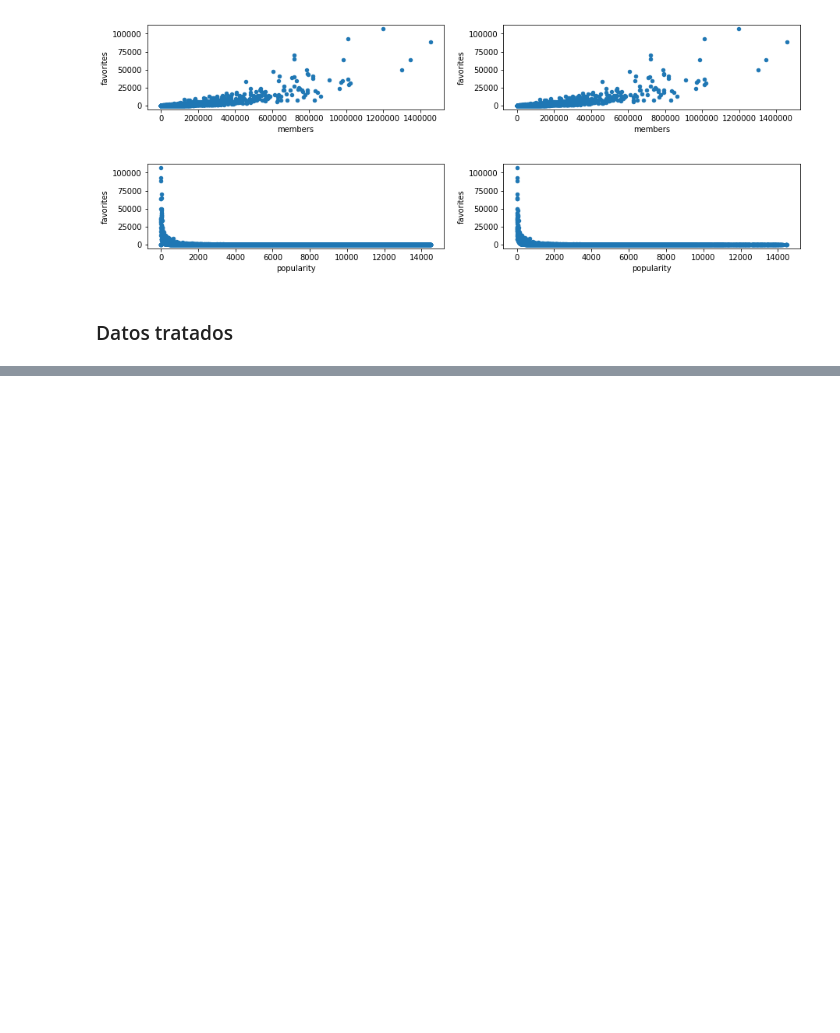
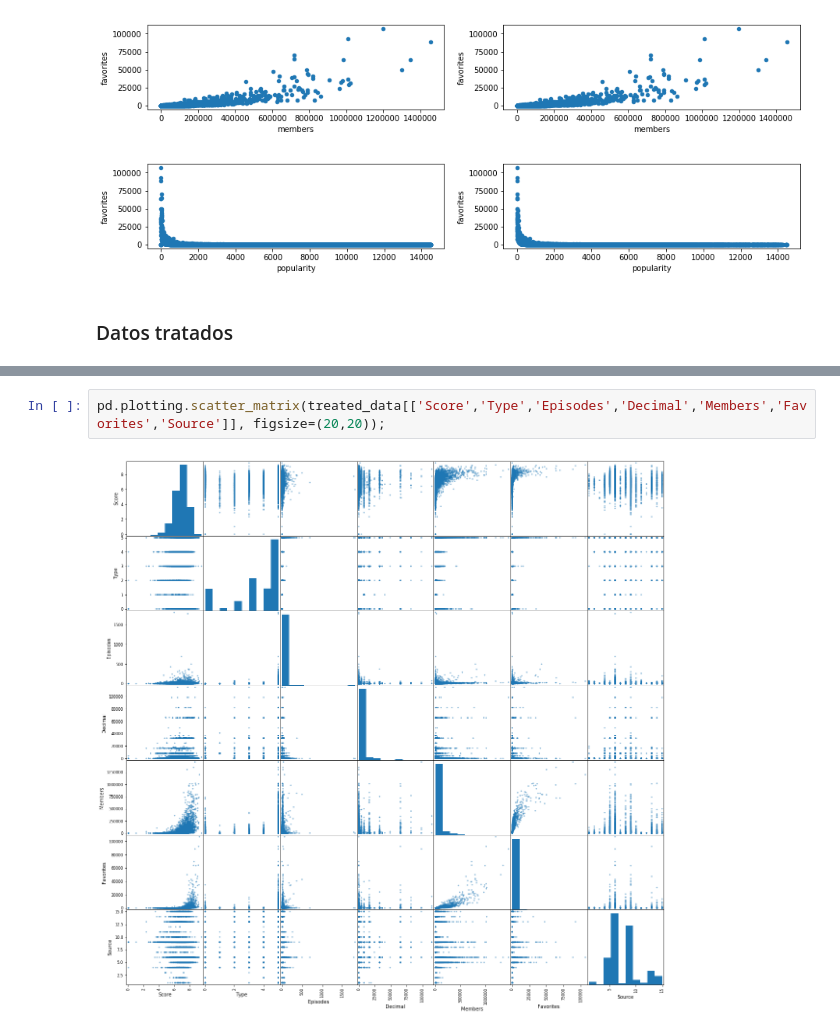
Before and after one commit to DouglasAR01/IA_Regresor_shows_animados, a Jupyter notebook: Data analysis.ipynb, the cells around one changed output, grey strips where cells are left out. Cells and saved outputs as stored; diff of their text form; blank space fills up the shorter version.

```diff
--- a/Data analysis.ipynb
+++ b/Data analysis.ipynb
@@ -93 +93,5 @@ treated_data.head()
+# %%
+pd.plotting.scatter_matrix(treated_data[['Score','Type','Episodes','Decimal','Members','Favorites','Source']], figsize=(20,20));
+# %% [output]
+[figure, added]
 # %%
```
Also changed, not shown: parts of 5 cells of this notebook, 8 other files.
